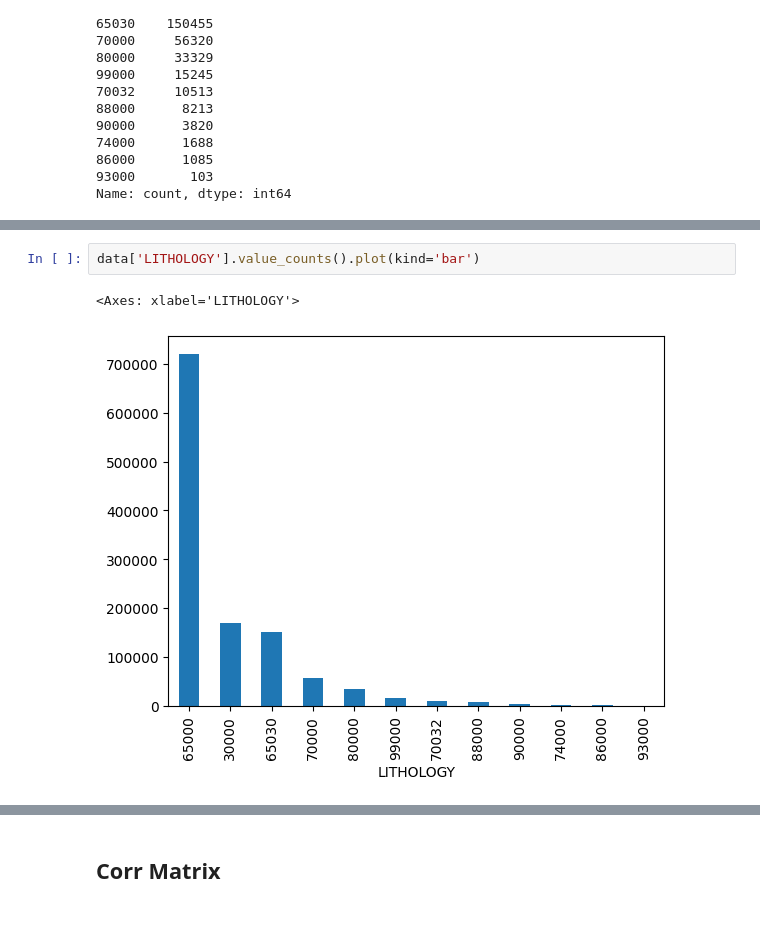
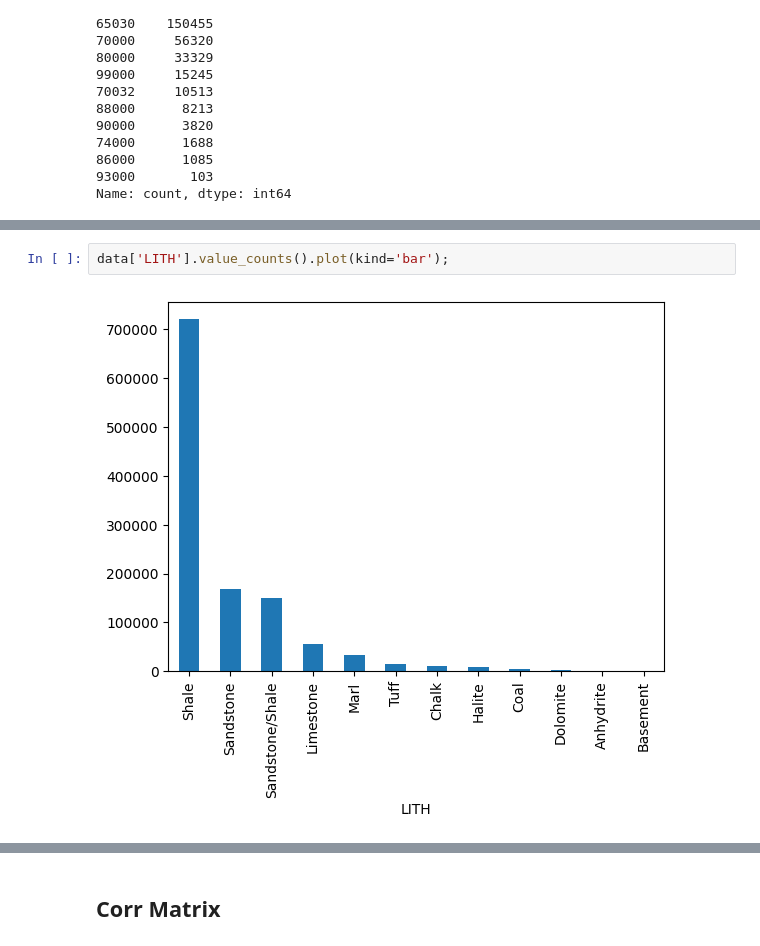
Before and after one commit to Promisekeh/Lithology-Prediction-with-Machine-Learning, a Jupyter notebook: notebooks/001-Exploratory Data Analysis.ipynb, the cells around one changed output, grey strips where cells are left out. Cells and saved outputs as stored; diff of their text form; blank space fills up the shorter version.

```diff
--- a/notebooks/001-Exploratory Data Analysis.ipynb
+++ b/notebooks/001-Exploratory Data Analysis.ipynb
@@ -191,5 +224,4 @@ Name: count, dtype: int64
 # %%
-data['LITHOLOGY'].value_counts().plot(kind='bar')
+data['LITH'].value_counts().plot(kind='bar');
 # %% [output]
-<Axes: xlabel='LITHOLOGY'>
-[figure, old version]
+[figure, new version]
```
Also changed, not shown: parts of 77 cells of this notebook.
